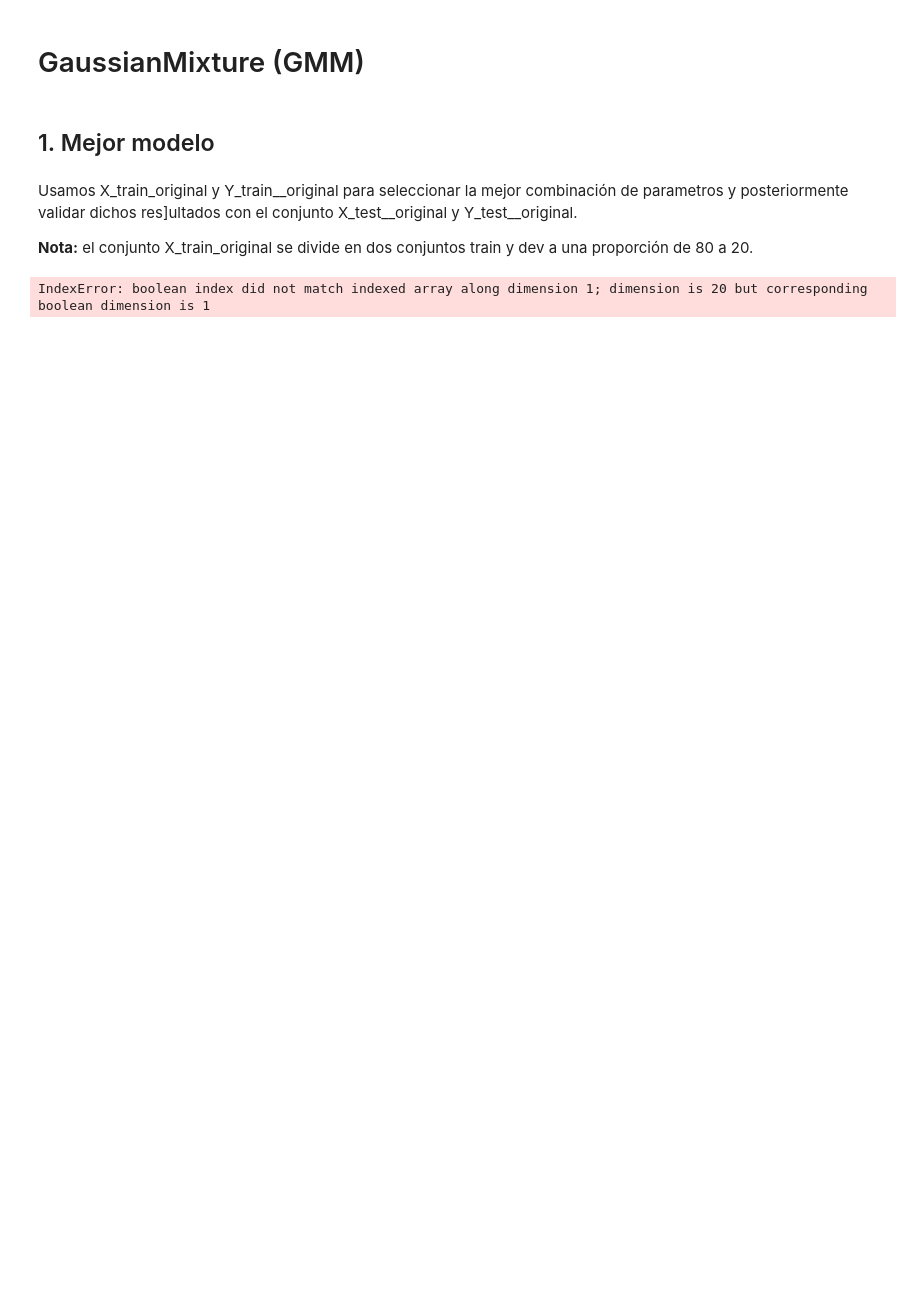
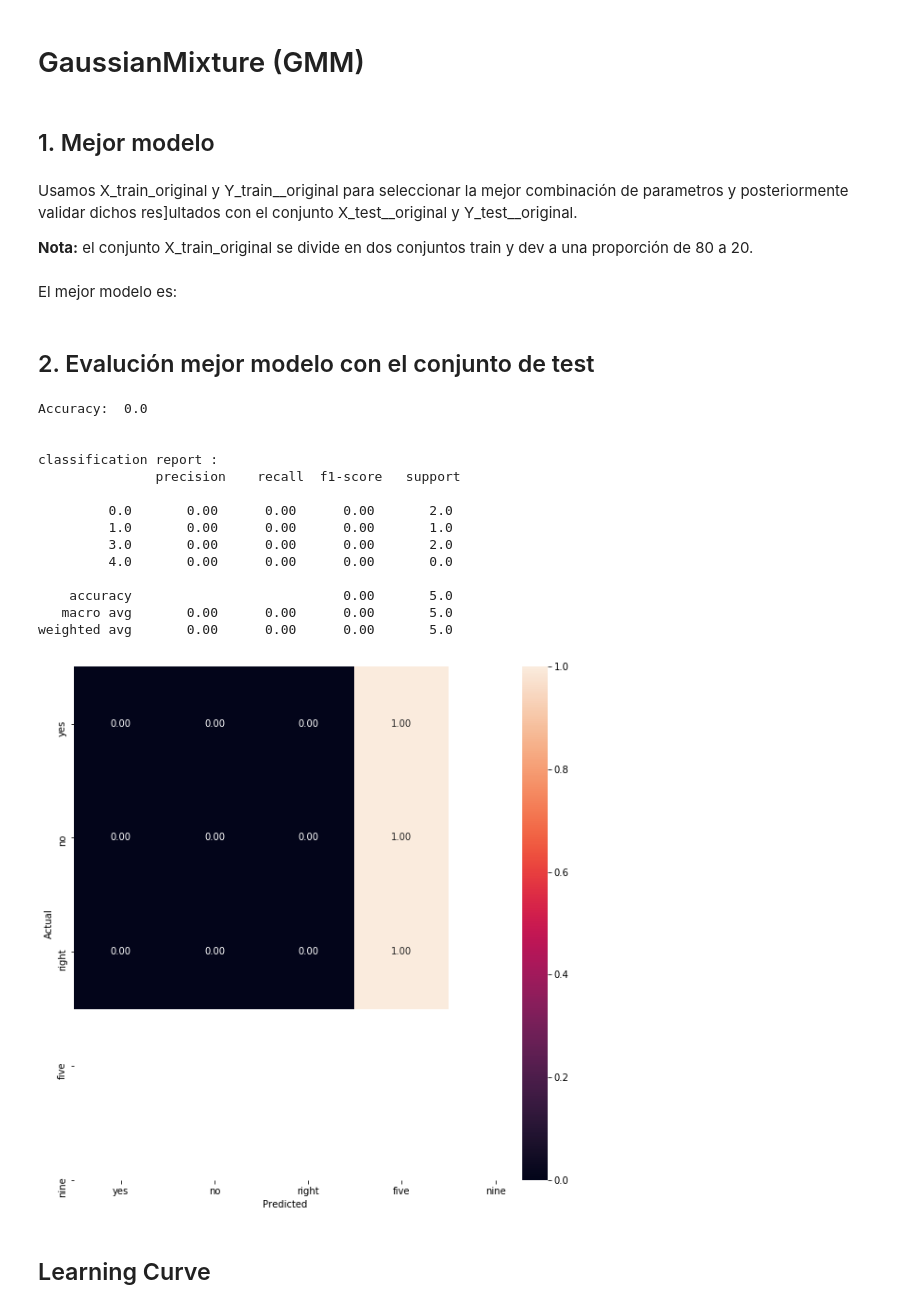
Before and after one commit to josearangos/Voice_Recognition, a Jupyter notebook: pipelines/Enfoque_Múltiples_Instancias/Multiples Instancias Parte 1/Pipeline_GMM_Multiples_Ins.ipynb, the cells around one changed output. Cells and saved outputs as stored; diff of their text form; code cells hidden in the pictures; blank space fills up the shorter version.

```diff
--- a/pipelines/Enfoque_Múltiples_Instancias/Multiples Instancias Parte 1/Pipeline_GMM_Multiples_Ins.ipynb
+++ b/pipelines/Enfoque_Múltiples_Instancias/Multiples Instancias Parte 1/Pipeline_GMM_Multiples_Ins.ipynb
@@ -166,0 +199,10 @@ def TRAIN(n_components,covariance_type,X_train,Y_train,tracks_train,train_size,f
+# %%
+def createGroups(Y,tracks):
+    Y_train_tracks = np.column_stack((Y,tracks))
+    groups_by_tracks = npi.group_by(Y_train_tracks[:, -1]).split(Y_train_tracks[:, -2])
+    modas = []
+
+    for v in range(len(groups_by_tracks)):
+        moda = stats.mode(groups_by_tracks[v])[0]
+        modas.append(moda)
+    return np.array(modas)
@@ -167,3 +246,7 @@ def TRAIN(n_components,covariance_type,X_train,Y_train,tracks_train,train_size,f
+# %% [markdown]
+El mejor modelo es:
+# %% [markdown]
+## 2. Evalución mejor modelo con el conjunto de test
 # %%
 n_components=4
 covariance_type='full'
@@ -173,6 +256,41 @@ tracks_train=tracks_train_original
 train_size=TRAIN_SIZE
 folds=FOLDS
 groups_train=groups_original
-TRAIN(n_components,covariance_type,X_train,Y_train,tracks_train,train_size,folds,groups_train)
+
+modelsGMM,_,_,_,_ = TRAIN(n_components,covariance_type,X_train,Y_train,tracks_train,train_size,folds,groups_train)
-# %% [output]
-IndexError: boolean index did not match indexed array along dimension 1; dimension is 20 but corresponding boolean dimension is 1
+# %%
+Ytest_pred= GMMClassfierVal(modelsGMM,X_test_original,tracks_test_original)
+# %%
+Y_real_test = createGroups(Y_test_original,tracks_test_original)
+# %%
+print('Accuracy: ', accuracy_score(Y_real_test, Ytest_pred), '\n')
+report = classification_report(Y_real_test, Ytest_pred)
+print("\nclassification report :\n",report )
+# Matriz de confusión
+clases =['yes','no','right','five','nine']
+cm = confusion_matrix(Y_real_test, Ytest_pred)
+cmn = cm.astype('float') / cm.sum(axis=1)[:, np.newaxis]
+fig, ax = plt.subplots(figsize=(10,10))
+sns.heatmap(cmn, annot=True, fmt='.2f', xticklabels=clases, yticklabels=clases)
+plt.ylabel('Actual')
+plt.xlabel('Predicted')
+ax.set_ylim(sorted(ax.get_xlim(), reverse=True))
+plt.show(block=False)
+# %% [output]
+Accuracy:  0.0
+
+
+classification report :
+               precision    recall  f1-score   support
+
+         0.0       0.00      0.00      0.00       2.0
+         1.0       0.00      0.00      0.00       1.0
+         3.0       0.00      0.00      0.00       2.0
+         4.0       0.00      0.00      0.00       0.0
+
+    accuracy                           0.00       5.0
+   macro avg       0.00      0.00      0.00       5.0
+weighted avg       0.00      0.00      0.00       5.0
+[figure, added]
+# %% [markdown]
+## Learning Curve
```
Also changed, not shown: parts of 15 cells of this notebook, 4 other files.
